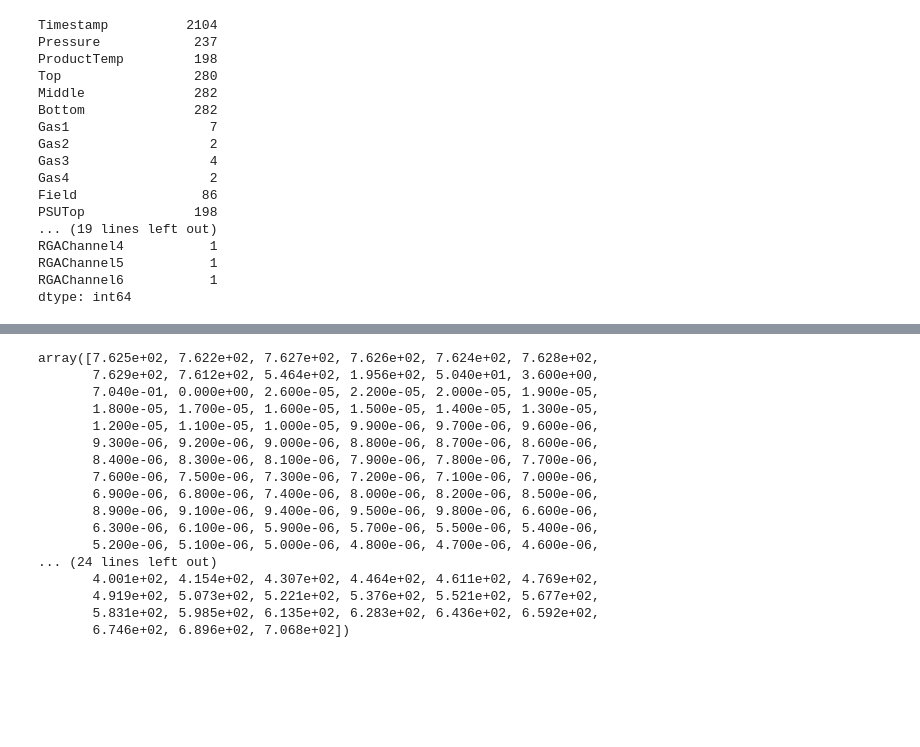
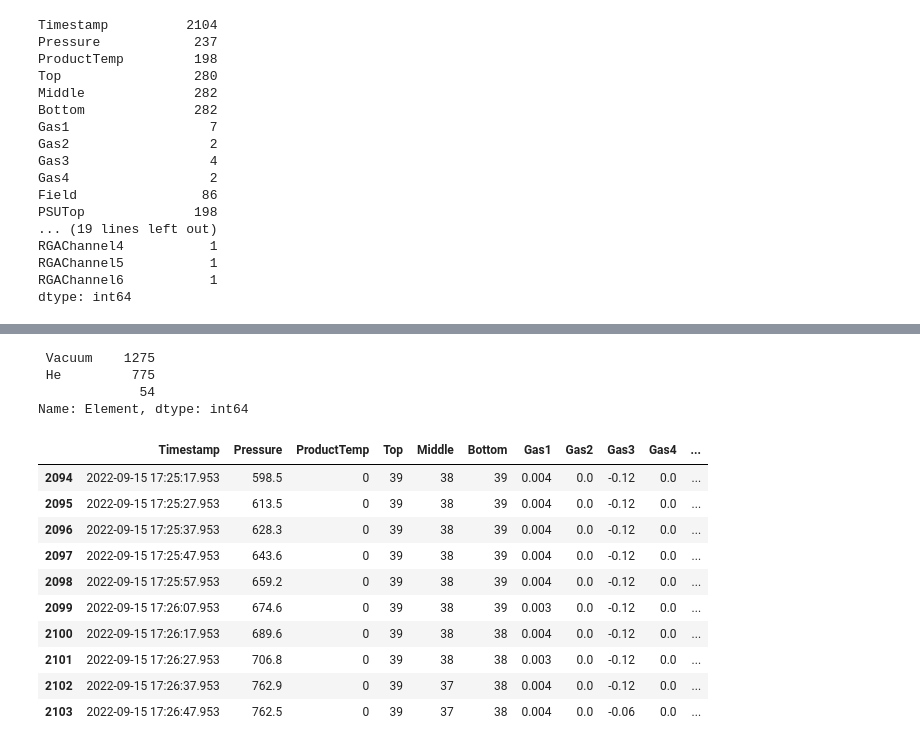
Before and after one commit to sreevathsadb/TEL-Exercise, a Jupyter notebook: EDA.ipynb, the cells around one changed output, grey strips where cells are left out. Saved outputs shown, nothing was run; the diff lists cells and outputs as text; code cells hidden in the pictures; blank space fills up the shorter version.

```diff
--- a/EDA.ipynb
+++ b/EDA.ipynb
@@ -139,20 +149,0 @@ corr.style.background_gradient(cmap='coolwarm')
-# %%
-df['Pressure'].unique()
-# %% [output]
-array([7.625e+02, 7.622e+02, 7.627e+02, 7.626e+02, 7.624e+02, 7.628e+02,
-       7.629e+02, 7.612e+02, 5.464e+02, 1.956e+02, 5.040e+01, 3.600e+00,
-       7.040e-01, 0.000e+00, 2.600e-05, 2.200e-05, 2.000e-05, 1.900e-05,
-       1.800e-05, 1.700e-05, 1.600e-05, 1.500e-05, 1.400e-05, 1.300e-05,
-       1.200e-05, 1.100e-05, 1.000e-05, 9.900e-06, 9.700e-06, 9.600e-06,
-       9.300e-06, 9.200e-06, 9.000e-06, 8.800e-06, 8.700e-06, 8.600e-06,
-       8.400e-06, 8.300e-06, 8.100e-06, 7.900e-06, 7.800e-06, 7.700e-06,
-       7.600e-06, 7.500e-06, 7.300e-06, 7.200e-06, 7.100e-06, 7.000e-06,
-       6.900e-06, 6.800e-06, 7.400e-06, 8.000e-06, 8.200e-06, 8.500e-06,
-       8.900e-06, 9.100e-06, 9.400e-06, 9.500e-06, 9.800e-06, 6.600e-06,
-       6.300e-06, 6.100e-06, 5.900e-06, 5.700e-06, 5.500e-06, 5.400e-06,
-       5.200e-06, 5.100e-06, 5.000e-06, 4.800e-06, 4.700e-06, 4.600e-06,
-... (24 lines left out)
-       4.001e+02, 4.154e+02, 4.307e+02, 4.464e+02, 4.611e+02, 4.769e+02,
-       4.919e+02, 5.073e+02, 5.221e+02, 5.376e+02, 5.521e+02, 5.677e+02,
-       5.831e+02, 5.985e+02, 6.135e+02, 6.283e+02, 6.436e+02, 6.592e+02,
-       6.746e+02, 6.896e+02, 7.068e+02])
@@ -158,0 +159,21 @@ array([7.625e+02, 7.622e+02, 7.627e+02, 7.626e+02, 7.624e+02, 7.628e+02,
+# %%
+df['Element'].value_counts()
+# %% [output]
+ Vacuum    1275
+ He         775
+             54
+Name: Element, dtype: int64
+# %%
+df.tail(10)
+# %% [output]
+|  | Timestamp | Pressure | ProductTemp | Top | Middle | Bottom | Gas1 | Gas2 | Gas3 | Gas4 | ... |
+| 2094 | 2022-09-15 17:25:17.953 | 598.5 | 0 | 39 | 38 | 39 | 0.004 | 0.0 | -0.12 | 0.0 | ... |
+| 2095 | 2022-09-15 17:25:27.953 | 613.5 | 0 | 39 | 38 | 39 | 0.004 | 0.0 | -0.12 | 0.0 | ... |
+| 2096 | 2022-09-15 17:25:37.953 | 628.3 | 0 | 39 | 38 | 39 | 0.004 | 0.0 | -0.12 | 0.0 | ... |
+| 2097 | 2022-09-15 17:25:47.953 | 643.6 | 0 | 39 | 38 | 39 | 0.004 | 0.0 | -0.12 | 0.0 | ... |
+| 2098 | 2022-09-15 17:25:57.953 | 659.2 | 0 | 39 | 38 | 39 | 0.004 | 0.0 | -0.12 | 0.0 | ... |
+| 2099 | 2022-09-15 17:26:07.953 | 674.6 | 0 | 39 | 38 | 39 | 0.003 | 0.0 | -0.12 | 0.0 | ... |
+| 2100 | 2022-09-15 17:26:17.953 | 689.6 | 0 | 39 | 38 | 38 | 0.004 | 0.0 | -0.12 | 0.0 | ... |
+| 2101 | 2022-09-15 17:26:27.953 | 706.8 | 0 | 39 | 38 | 38 | 0.003 | 0.0 | -0.12 | 0.0 | ... |
+| 2102 | 2022-09-15 17:26:37.953 | 762.9 | 0 | 39 | 37 | 38 | 0.004 | 0.0 | -0.12 | 0.0 | ... |
+| 2103 | 2022-09-15 17:26:47.953 | 762.5 | 0 | 39 | 37 | 38 | 0.004 | 0.0 | -0.06 | 0.0 | ... |
```
Also changed, not shown: parts of 12 cells of this notebook.
